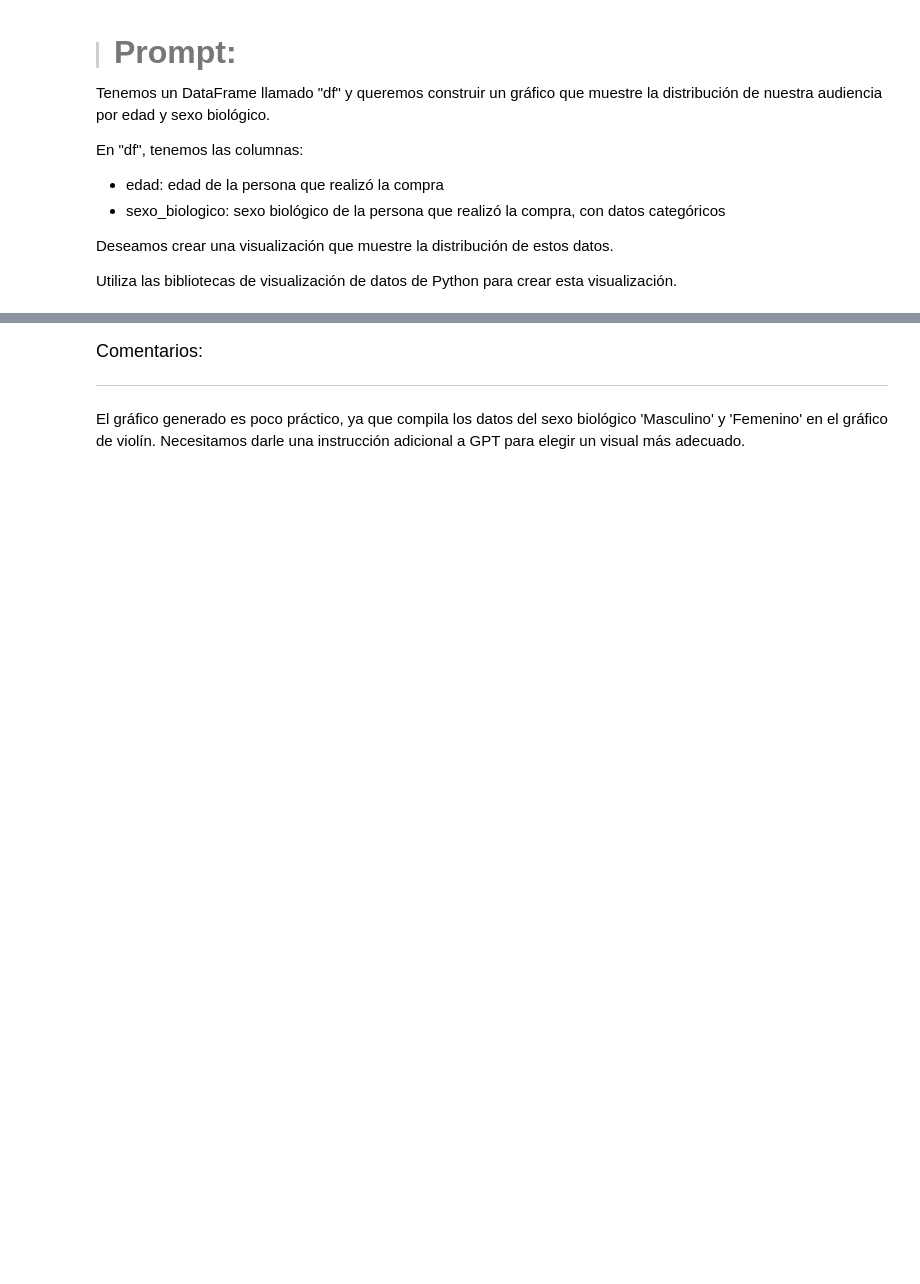
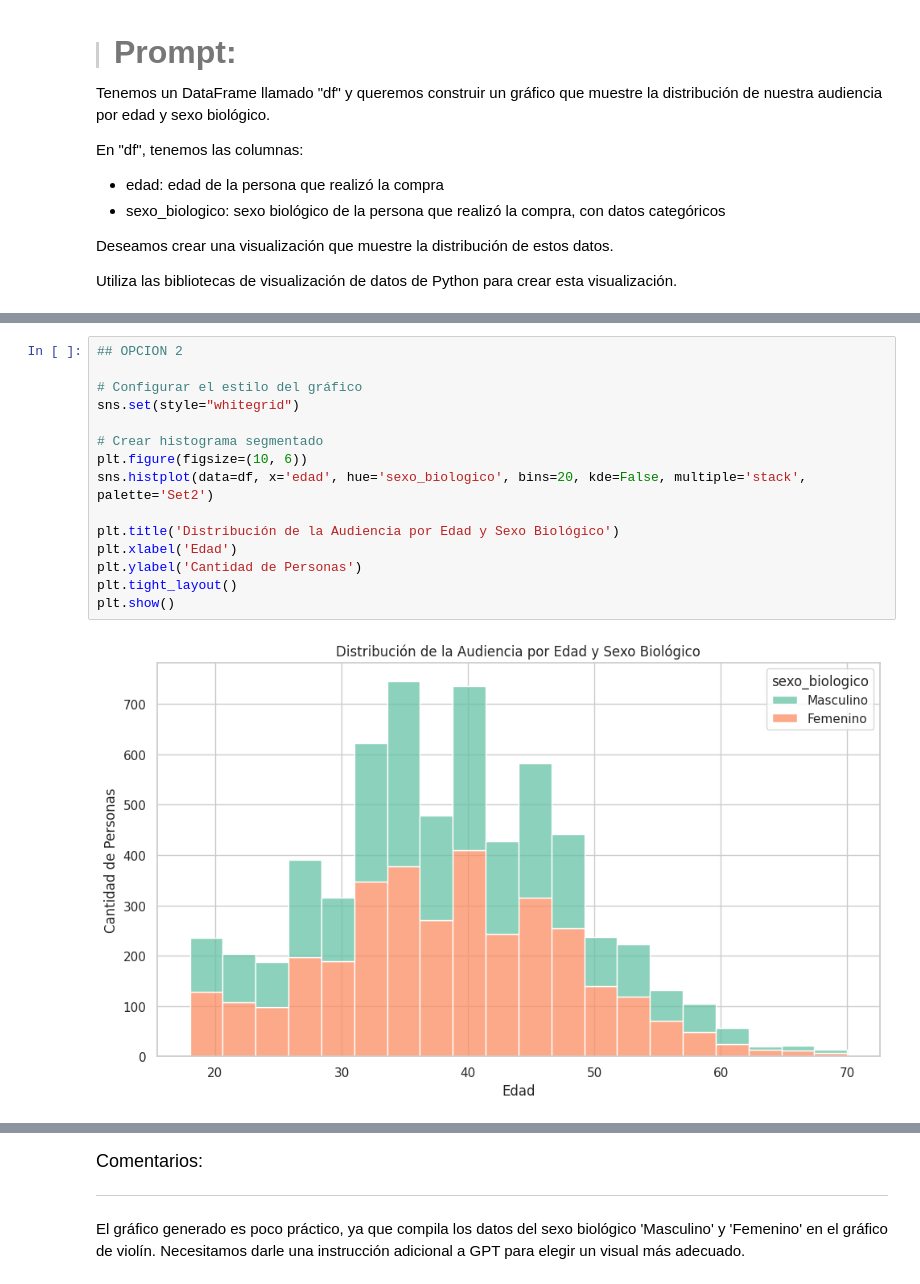
Before and after one commit to mg253a/IA_aplicada_a_ciencia_de_datos, a Jupyter notebook: IA_aplicada_a_ciencia_de_datos.ipynb, the cells around one changed output, grey strips where cells are left out. Drawn from its saved outputs; the diff is of its cells as text; blank space fills up the shorter version.

```diff
--- a/IA_aplicada_a_ciencia_de_datos.ipynb
+++ b/IA_aplicada_a_ciencia_de_datos.ipynb
@@ -824,0 +871,17 @@ Utiliza las bibliotecas de visualización de datos de Python para crear esta vis
+# %%
+## OPCION 2
+
+# Configurar el estilo del gráfico
+sns.set(style="whitegrid")
+
+# Crear histograma segmentado
+plt.figure(figsize=(10, 6))
+sns.histplot(data=df, x='edad', hue='sexo_biologico', bins=20, kde=False, multiple='stack', palette='Set2')
+
+plt.title('Distribución de la Audiencia por Edad y Sexo Biológico')
+plt.xlabel('Edad')
+plt.ylabel('Cantidad de Personas')
+plt.tight_layout()
+plt.show()
+# %% [output]
+[figure, added]
```
Also changed, not shown: parts of 7 cells of this notebook.
